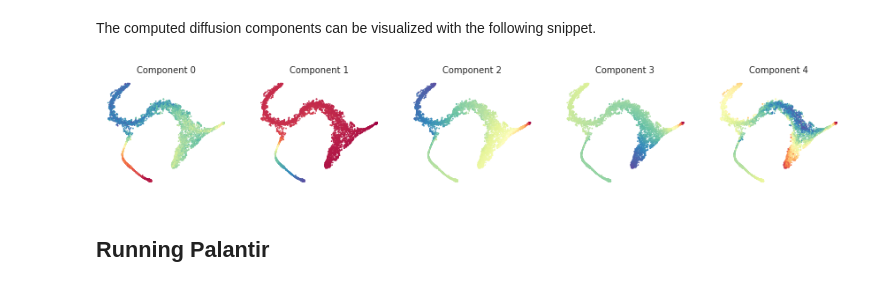
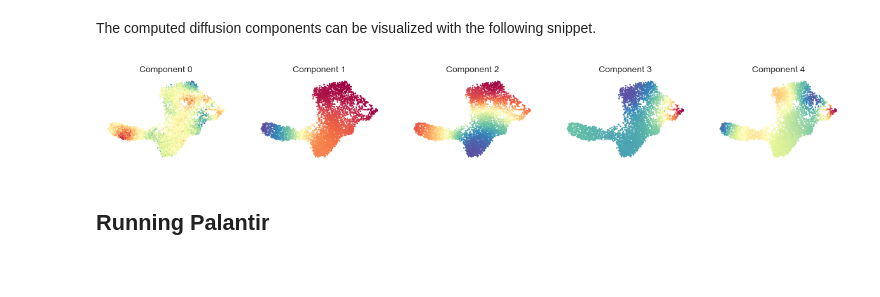
Before and after one commit to dpeerlab/Palantir, a Jupyter notebook: notebooks/Palantir_sample_notebook.ipynb, the cells around one changed output. Drawn from its saved outputs; the diff is of its cells as text; code cells hidden in the pictures.

```diff
--- a/notebooks/Palantir_sample_notebook.ipynb
+++ b/notebooks/Palantir_sample_notebook.ipynb
@@ -83,7 +92,3 @@ sc.pp.highly_variable_genes(ad, n_top_genes=1500, flavor='cell_ranger')
 PCA is the first step in data processing for Palantir. This representation is necessary to overcome the extensive dropouts that are pervasive in single cell RNA-seq data.
 
 Rather than use a fixed number of PCs, we recommend the use of components that explain 85% of the variance in the data after highly variable gene selection.
-# %%
-# Note in the manuscript, we did not use highly variable genes and hence use_hvg is set to False.
-# We recommend setting use_hvg to True for other datasets
-pca_projections, _ = palantir.utils.run_pca(ad, use_hvg=False)
@@ -97,6 +110,7 @@ pca_projections.shape
 Palantir next determines the diffusion maps of the data as an estimate of the low dimensional phenotypic manifold of the data.
 # %%
 # Run diffusion maps
+pca_projections = pd.DataFrame(ad.obsm['X_pca'], index=ad.obs_names)
 dm_res = palantir.utils.run_diffusion_maps(pca_projections, n_components=5)
 # %% [output]
 Determing nearest neighbor graph...
@@ -141,5 +145,5 @@ fig, ax = palantir.plot.plot_tsne(tsne)
 # %% [markdown]
 <a href="https://github.com/pkathail/magic">MAGIC</a> is an imputation technique developed in the Pe'er lab for single cell data imputation. Palantir uses MAGIC to impute the data for visualization and determining gene expression trends.
 # %%
-imp_df = palantir.utils.run_magic_imputation(ad, dm_res)
+ad.layers['MAGIC_imputed_data'] = palantir.utils.run_magic_imputation(ad, dm_res)
 # %% [markdown]
@@ -158,10 +157,12 @@ palantir.plot.plot_gene_expression(imp_df, fdl, ['CD34', 'MPO', 'GATA1', 'IRF8']
 ### Diffusion maps visualization
 # %% [markdown]
 The computed diffusion components can be visualized with the following snippet.
+# %%
+umap = pd.DataFrame(ad.obsm['X_umap'], index=ad.obs_names)
 # %%
-palantir.plot.plot_diffusion_components(tsne, dm_res)
+palantir.plot.plot_diffusion_components(umap, dm_res)
 # %% [output]
-[figure, old version]
+[figure, new version]
 # %% [markdown]
 <a id="palantir"></a><h2> Running Palantir </h2>
 # %% [markdown]
```
Also changed, not shown: parts of 32 cells of this notebook, 6 other files.
